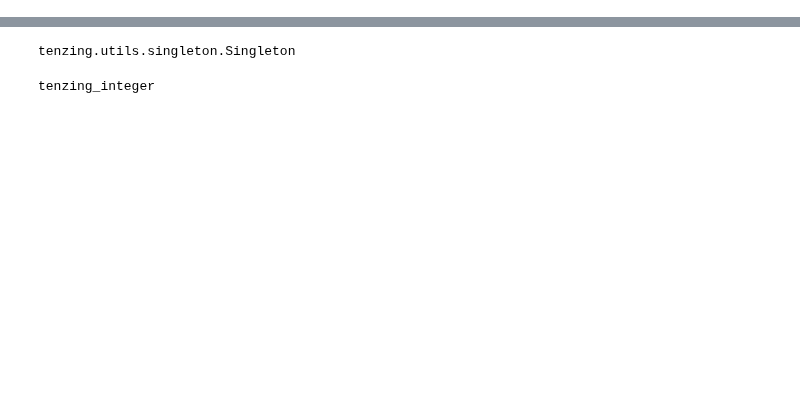
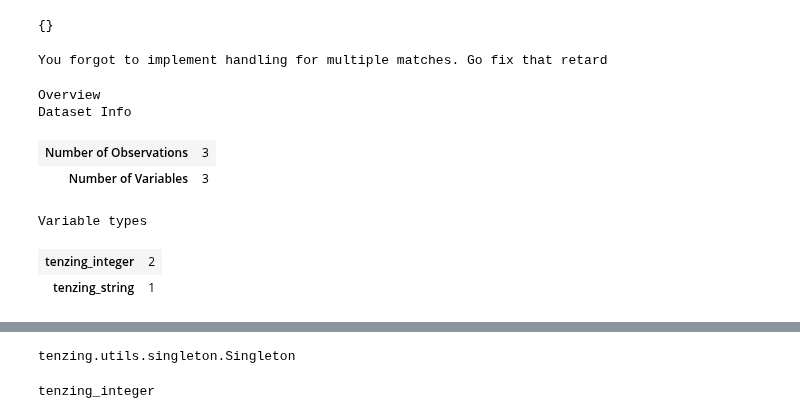
Before and after one commit to dylan-profiler/visions, a Jupyter notebook: Dev Notebook.ipynb, the cells around one changed output, grey strips where cells are left out. Saved outputs shown, nothing was run; the diff lists cells and outputs as text; code cells hidden in the pictures; blank space fills up the shorter version.

Commit message:
first steps at html rendering

```diff
--- a/Dev Notebook.ipynb
+++ b/Dev Notebook.ipynb
@@ -55,0 +28,22 @@ from collections import Counter
+# %%
+x = {1: 2}
+x.pop(1)
+x
+# %% [output]
+{}
+# %%
+x = tenzing_standard()
+x.prep(df)
+y = x.summary_report(df)
+
+#HTML(y.generate_html()['Overview'])
+HTML(y.generate_html())
+# %% [output]
+You forgot to implement handling for multiple matches. Go fix that retard
+Overview
+Dataset Info
+| Number of Observations | 3 |
+| Number of Variables | 3 |
+Variable types
+| tenzing_integer | 2 |
+| tenzing_string | 1 |
```
Also changed, not shown: parts of 14 cells of this notebook, 8 other files.
